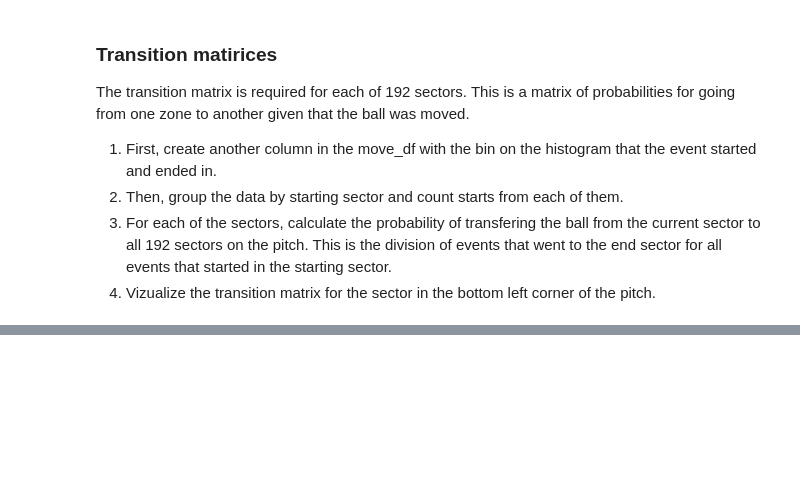
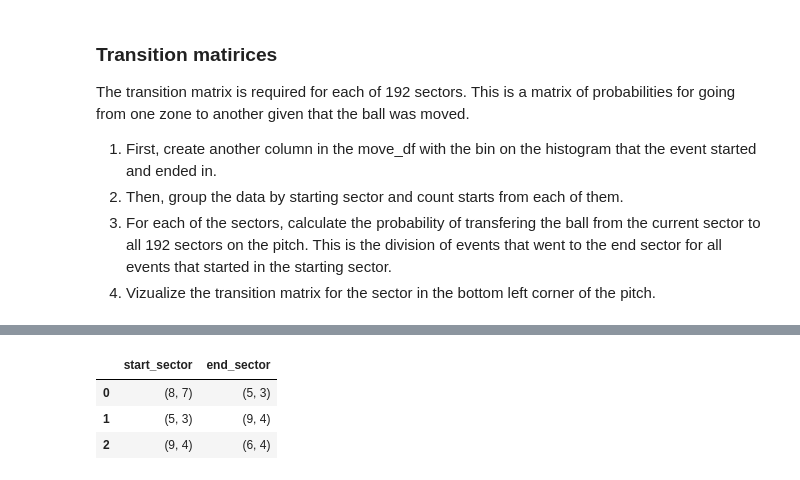
Before and after one commit to khoffLSU/footy_analytics, a Jupyter notebook: Valuing Actions Chapter.ipynb, the cells around one changed output, grey strips where cells are left out. Saved outputs shown, nothing was run; the diff lists cells and outputs as text; code cells hidden in the pictures; blank space fills up the shorter version.

```diff
--- a/Valuing Actions Chapter.ipynb
+++ b/Valuing Actions Chapter.ipynb
@@ -348,0 +364,21 @@ The transition matrix is required for each of 192 sectors. This is a matrix of p
+# %%
+# this is the calculated binnumber from binned_statistic_2d, optimized in place of apply
+move_df = (move_df
+ .reset_index()
+ .assign(start_sector = lambda df_: pd.Series(list(zip(*binned_statistic_2d(df_.x,df_.y, values=np.zeros(df_.x.size),
+                                                                         statistic="count", bins=(16, 12),
+                                                                         range=[[0, 105], [0, 68]],
+                                                                         expand_binnumbers=True).binnumber))),
+         end_sector = lambda df_: pd.Series(list(zip(*binned_statistic_2d(df_.end_x,df_.end_y,
+                                                                         values=np.zeros(df_.end_x.size),
+                                                                         statistic="count", bins=(16, 12),
+                                                                         range=[[0, 105], [0, 68]],
+                                                                         expand_binnumbers=True).binnumber))))
+)
+# %%
+move_df.iloc[:,-2:].head(3)
+# %% [output]
+|  | start_sector | end_sector |
+| 0 | (8, 7) | (5, 3) |
+| 1 | (5, 3) | (9, 4) |
+| 2 | (9, 4) | (6, 4) |
```
Also changed, not shown: parts of 25 cells of this notebook.
